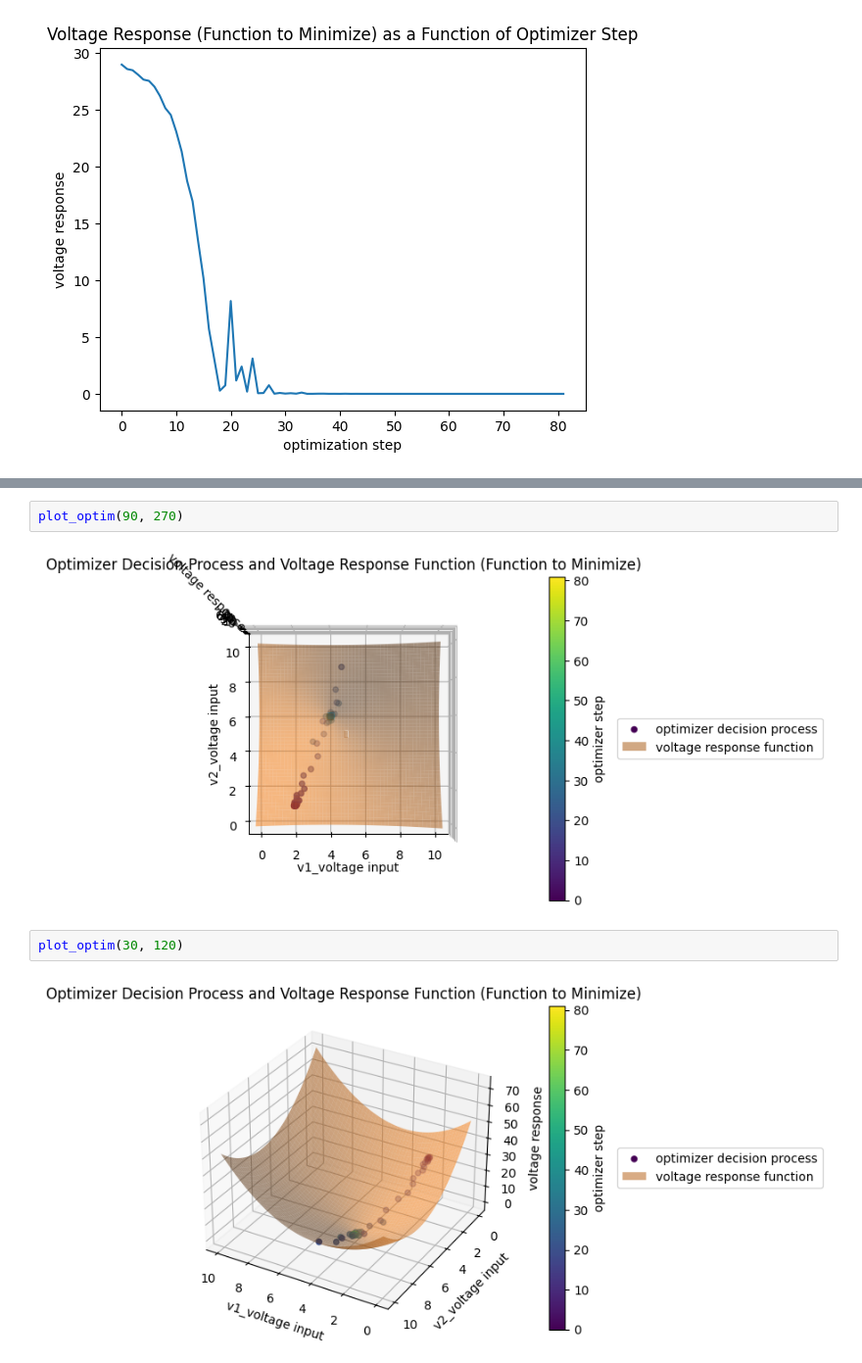
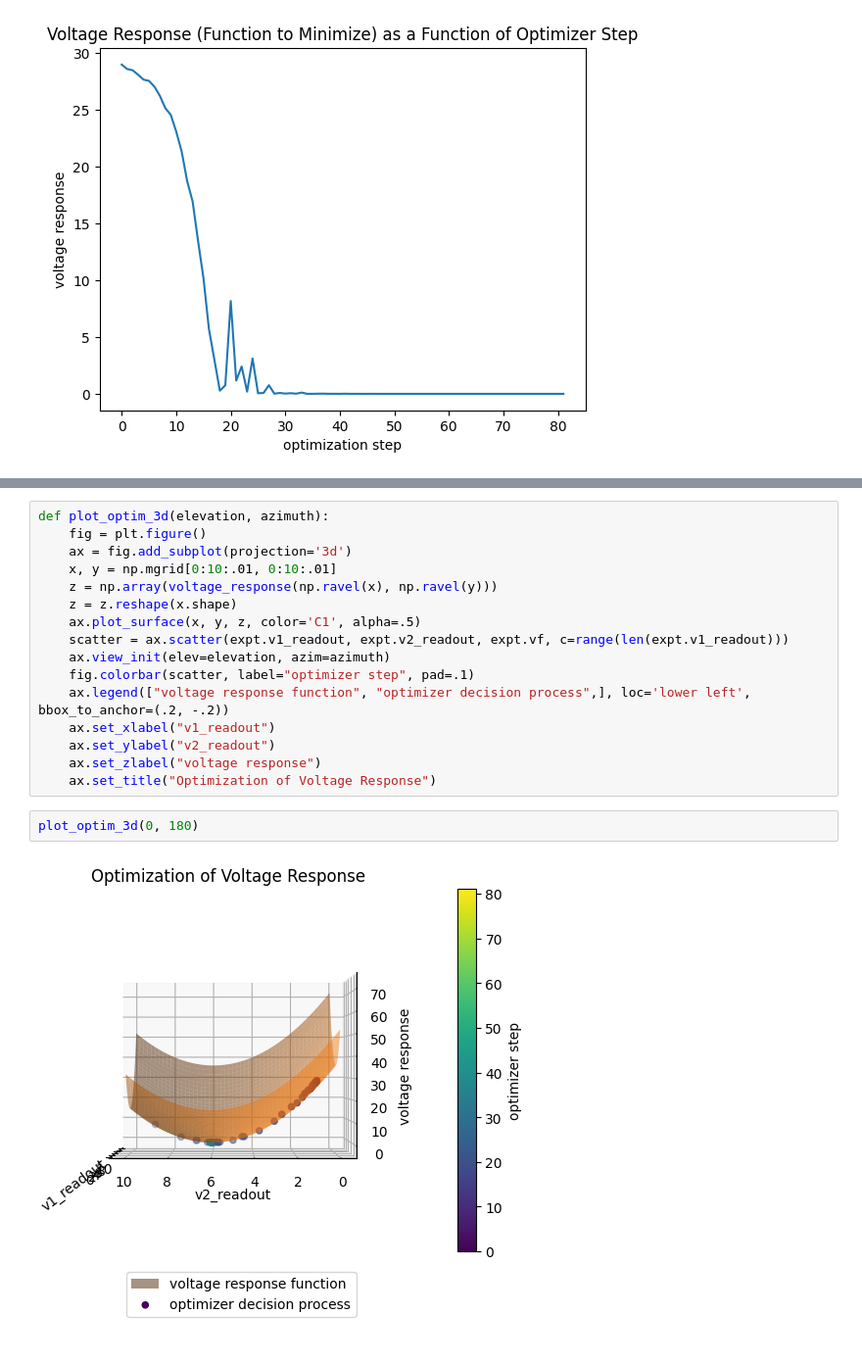
Before and after one commit to sandialabs/pyscan, a Jupyter notebook: demo_notebooks/08-example_optimize_scan_scipy_Nelder_Mead.ipynb, the cells around one changed output, grey strips where cells are left out. Shown at 98% size. Drawn from its saved outputs; the diff is of its cells as text.

```diff
--- a/demo_notebooks/08-example_optimize_scan_scipy_Nelder_Mead.ipynb
+++ b/demo_notebooks/08-example_optimize_scan_scipy_Nelder_Mead.ipynb
@@ -127,8 +158,20 @@ plot_optim(0, 180)
-# %%
-plot_optim(90, 270)
-# %% [output]
-[figure, removed]
-# %%
-plot_optim(30, 120)
-# %% [output]
-[figure, removed]
+# %%
+def plot_optim_3d(elevation, azimuth):
+    fig = plt.figure()
+    ax = fig.add_subplot(projection='3d')
+    x, y = np.mgrid[0:10:.01, 0:10:.01]
+    z = np.array(voltage_response(np.ravel(x), np.ravel(y)))
+    z = z.reshape(x.shape)
+    ax.plot_surface(x, y, z, color='C1', alpha=.5)
+    scatter = ax.scatter(expt.v1_readout, expt.v2_readout, expt.vf, c=range(len(expt.v1_readout)))
+    ax.view_init(elev=elevation, azim=azimuth)
+    fig.colorbar(scatter, label="optimizer step", pad=.1)
+    ax.legend(["voltage response function", "optimizer decision process",], loc='lower left', bbox_to_anchor=(.2, -.2))
+    ax.set_xlabel("v1_readout")
+    ax.set_ylabel("v2_readout")
+    ax.set_zlabel("voltage response")
+    ax.set_title("Optimization of Voltage Response")
+# %%
+plot_optim_3d(0, 180)
+# %% [output]
+[figure, added]
```
Also changed, not shown: parts of 11 cells of this notebook, 1 other file.
